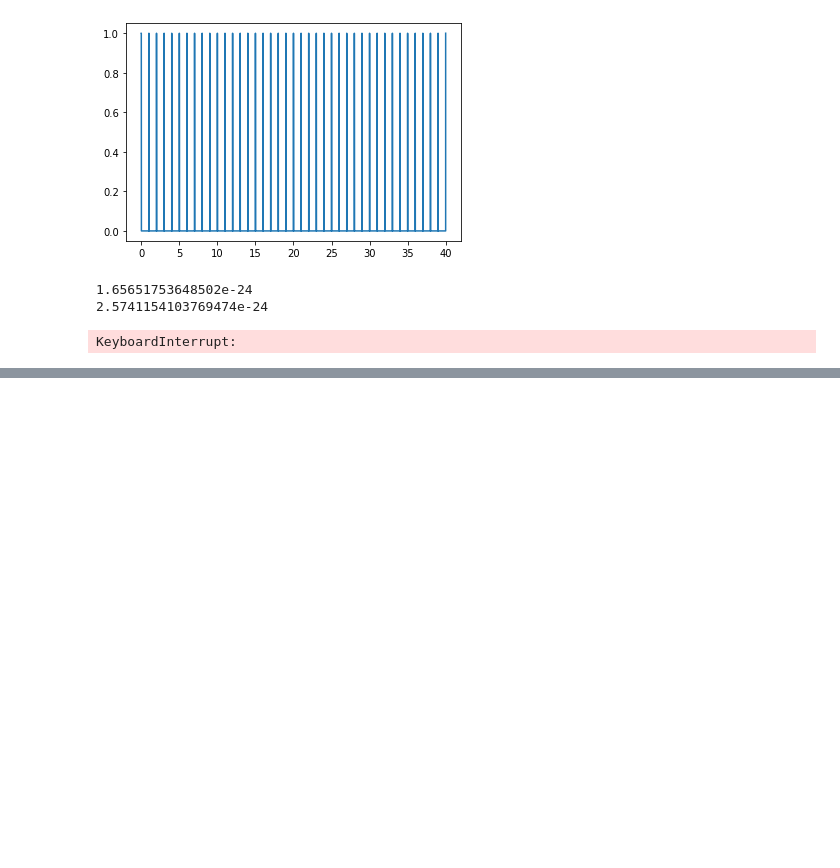
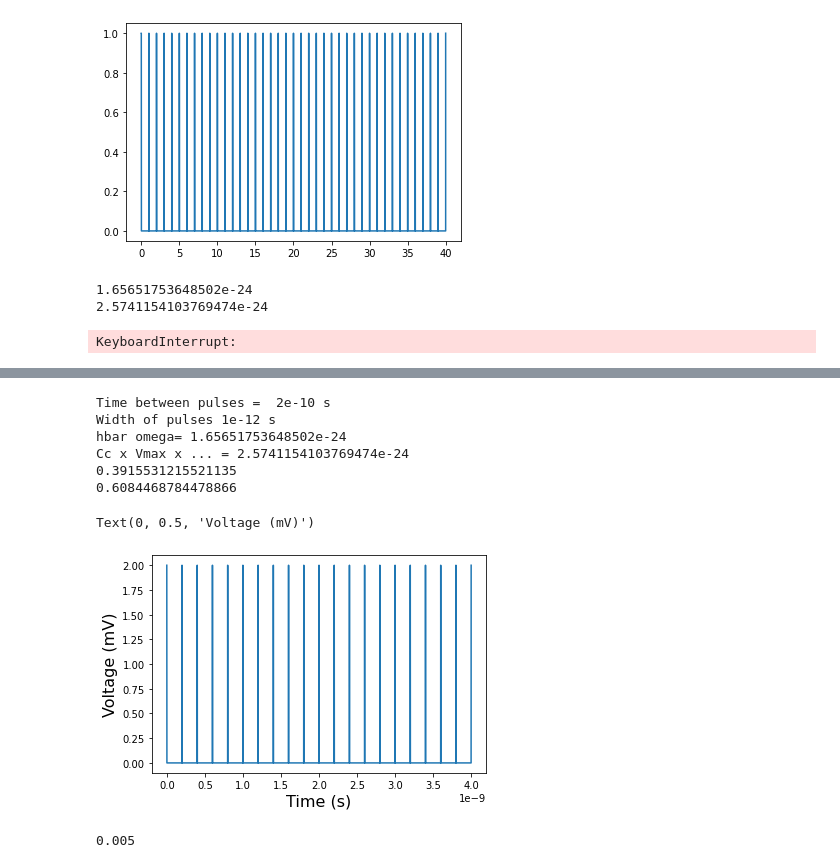
Before and after one commit to LeonG69/MRes, a Jupyter notebook: testing.ipynb, the cells around one changed output, grey strips where cells are left out. Drawn from its saved outputs; the diff is of its cells as text; code cells hidden in the pictures; blank space fills up the shorter version.

```diff
--- a/testing.ipynb
+++ b/testing.ipynb
@@ -244,0 +286,45 @@ plt.show()
+# %%
+n = 20
+time_sep = 1/5e9
+pulse_width = 1e-12
+print("Time between pulses = ",1/5e9,"s")
+print("Width of pulses", 1e-12,"s")
+print("hbar omega=",hbar*omega*0.5)
+print("Cc x Vmax x ... =",C_c*0.002*np.sqrt(hbar * omega * (1/(2*C))))
+
+a1 = hbar*omega*0.5
+a2 = C_c*0.002*np.sqrt(hbar * omega * (1/(2*C)))
+
+
+times = np.linspace(0,n*time_sep,5000)
+pulses = ddf(times,pulse_width)
+for i in range(n):
+    pulses = np.add(pulses,ddf(times-(i+1)*time_sep,pulse_width))
+pulse_func = sp.interp1d(times,pulses)
+
+voltage_pulses = [2*i for i in pulses]
+
+plt.plot(times,voltage_pulses)
+plt.xlabel("Time (s)", fontsize = 16)
+plt.ylabel("Voltage (mV)", fontsize = 16)
+
+def H1_coeffs(t,args):
+    times = np.linspace(0,(n+1)*tsep,1000)
+    pulses = ddf(times,width)
+    for i in range(n):
+        pulses = np.add(pulses,ddf(times-(i+1)*tsep,width))
+    pulse_func = sp.interp1d(times,pulses)
+    return pulse_func(t)
+# %% [output]
+Time between pulses =  2e-10 s
+Width of pulses 1e-12 s
+hbar omega= 1.65651753648502e-24
+Cc x Vmax x ... = 2.5741154103769474e-24
+0.3915531215521135
+0.6084468784478866
+Text(0, 0.5, 'Voltage (mV)')
+[figure, added]
+# %%
+print(1e-12/0.2e-9)
+# %% [output]
+0.005
```
Also changed, not shown: parts of 4 cells of this notebook, 1 other file.
